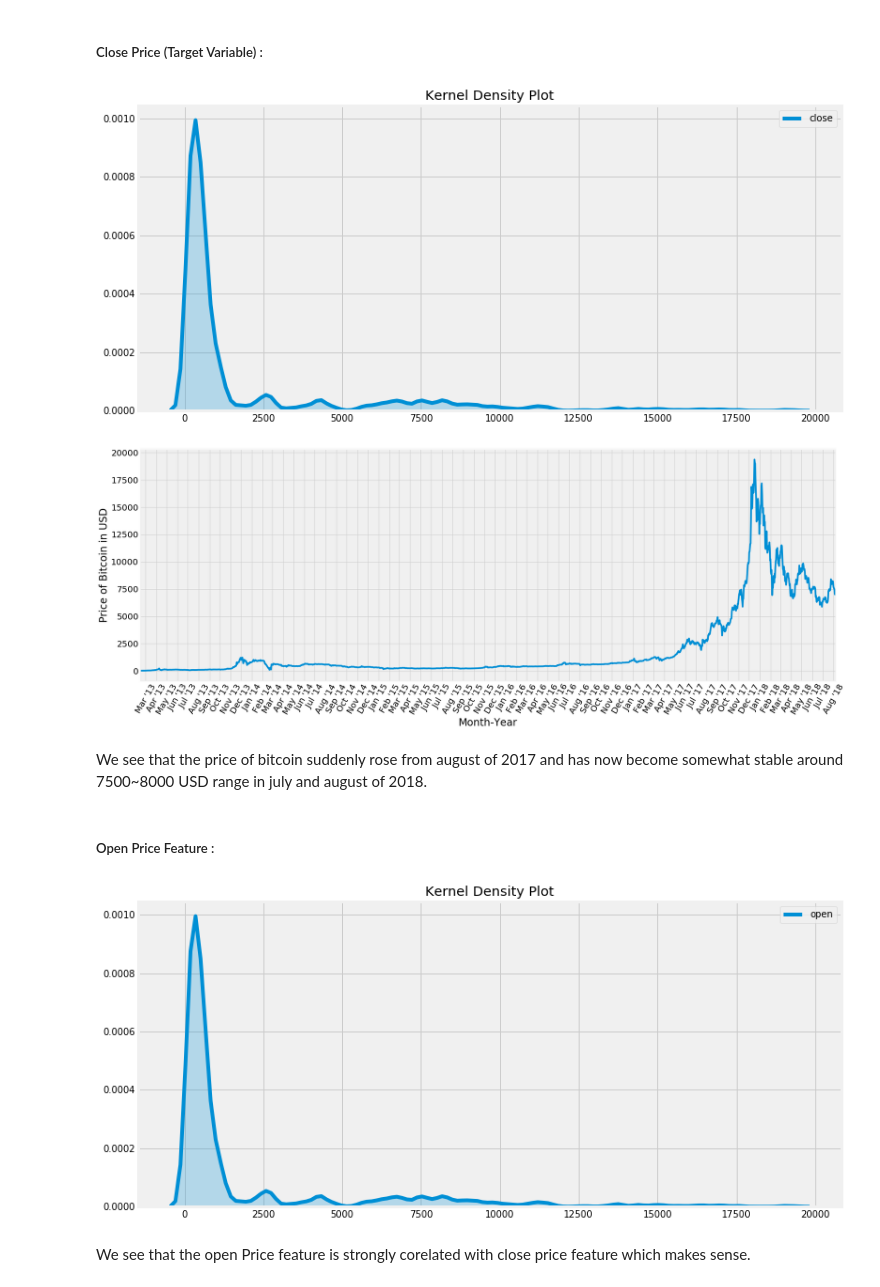
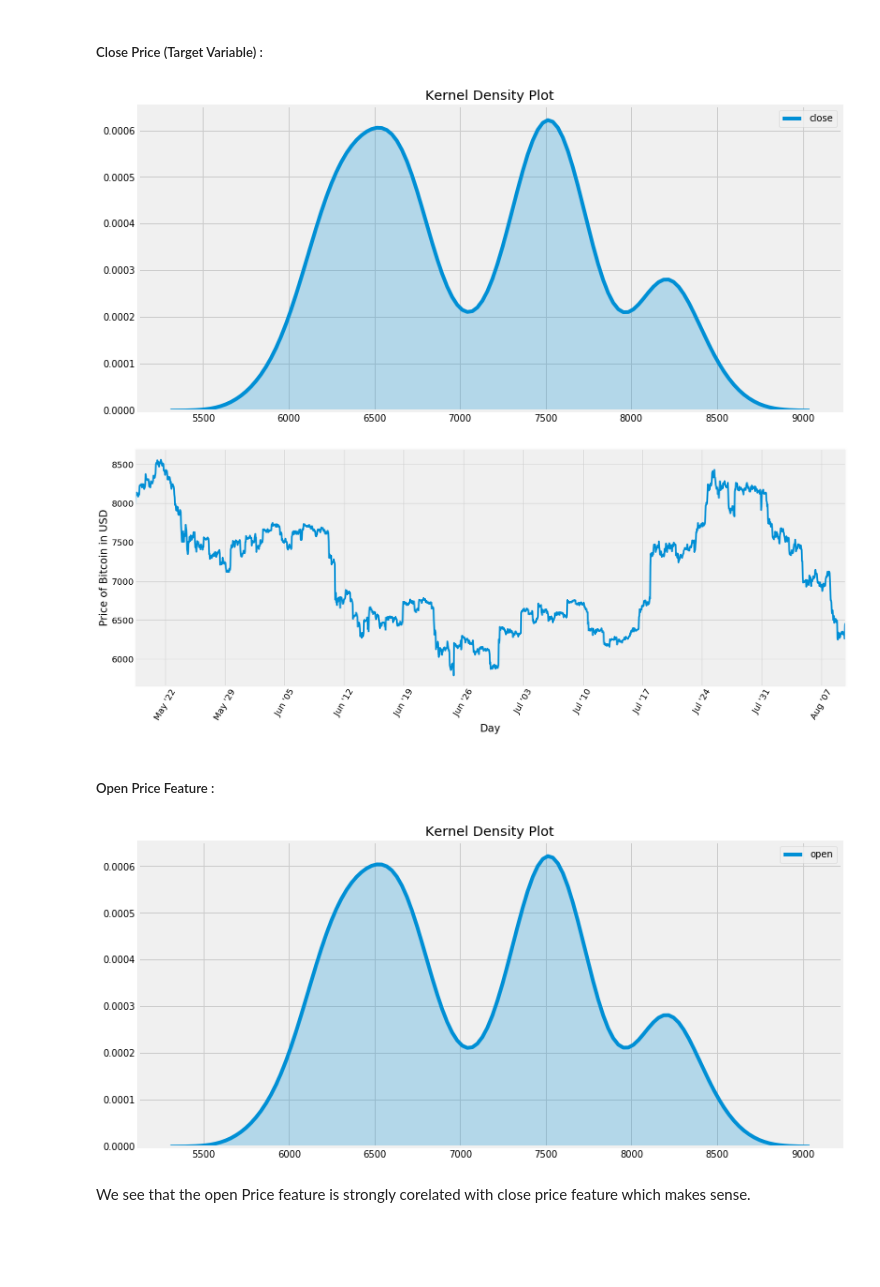
Before and after one commit to Prakhar-FF13/Bitcoin-Prediction, a Jupyter notebook: Bitcoin Price Prediction.ipynb, the cells around one changed output. Drawn from its saved outputs; the diff is of its cells as text; code cells hidden in the pictures; blank space fills up the shorter version.

```diff
--- a/Bitcoin Price Prediction.ipynb
+++ b/Bitcoin Price Prediction.ipynb
@@ -44,7 +45,7 @@ plt.style.use('fivethirtyeight')
 # %% [markdown]
 ## Getting the dataset using the API :
 # %%
-json_data = requests.post("https://min-api.cryptocompare.com/data/histoday?fsym=BTC&tsym=USD&limit=2000").json()
+json_data = requests.post("https://min-api.cryptocompare.com/data/histohour?fsym=BTC&tsym=USD&limit=2000").json()
 # %%
 data = pd.DataFrame(json_data['Data'])
 data.tail()
@@ -105,25 +106,23 @@ plt.title("Kernel Density Plot")
 sns.kdeplot(data['close'], shade=True)
 plt.show()
 # %% [output]
-[figure, old version]
+[figure, new version]
 # %%
 # Plotting the time series :
 x_axis = data['time']
 y_axis = data['close']
 fig, ax = plt.subplots(figsize=(26,10))
 plt.xticks(rotation = 60, fontsize=20)
 plt.yticks(fontsize = 20)
-plt.xlabel("Month-Year", fontsize=24)
+plt.xlabel("Day", fontsize=24)
 plt.ylabel("Price of Bitcoin in USD", fontsize = 24)
 plt.xlim((x_axis[0], x_axis[2000]))
 ax.plot(x_axis, y_axis)
-ax.xaxis.set_major_locator(MonthLocator())
-ax.xaxis.set_major_formatter(DateFormatter("%b '%y"))
+ax.xaxis.set_major_locator(WeekdayLocator())
+ax.xaxis.set_major_formatter(DateFormatter("%b '%d"))
 plt.show()
 # %% [output]
-[figure, old version]
+[figure, new version]
-# %% [markdown]
-We see that the price of bitcoin suddenly rose from august of 2017 and has now become somewhat stable around 7500~8000 USD range in july and august of 2018.
 # %% [markdown]
 ##### Open Price Feature :
 # %%
@@ -132,7 +131,7 @@ plt.title("Kernel Density Plot")
 sns.kdeplot(data['open'], shade=True)
 plt.show()
 # %% [output]
-[figure, old version]
+[figure, new version]
 # %% [markdown]
 We see that the open Price feature is strongly corelated with close price feature which makes sense.
 # %% [markdown]
```
Also changed, not shown: parts of 20 cells of this notebook.
